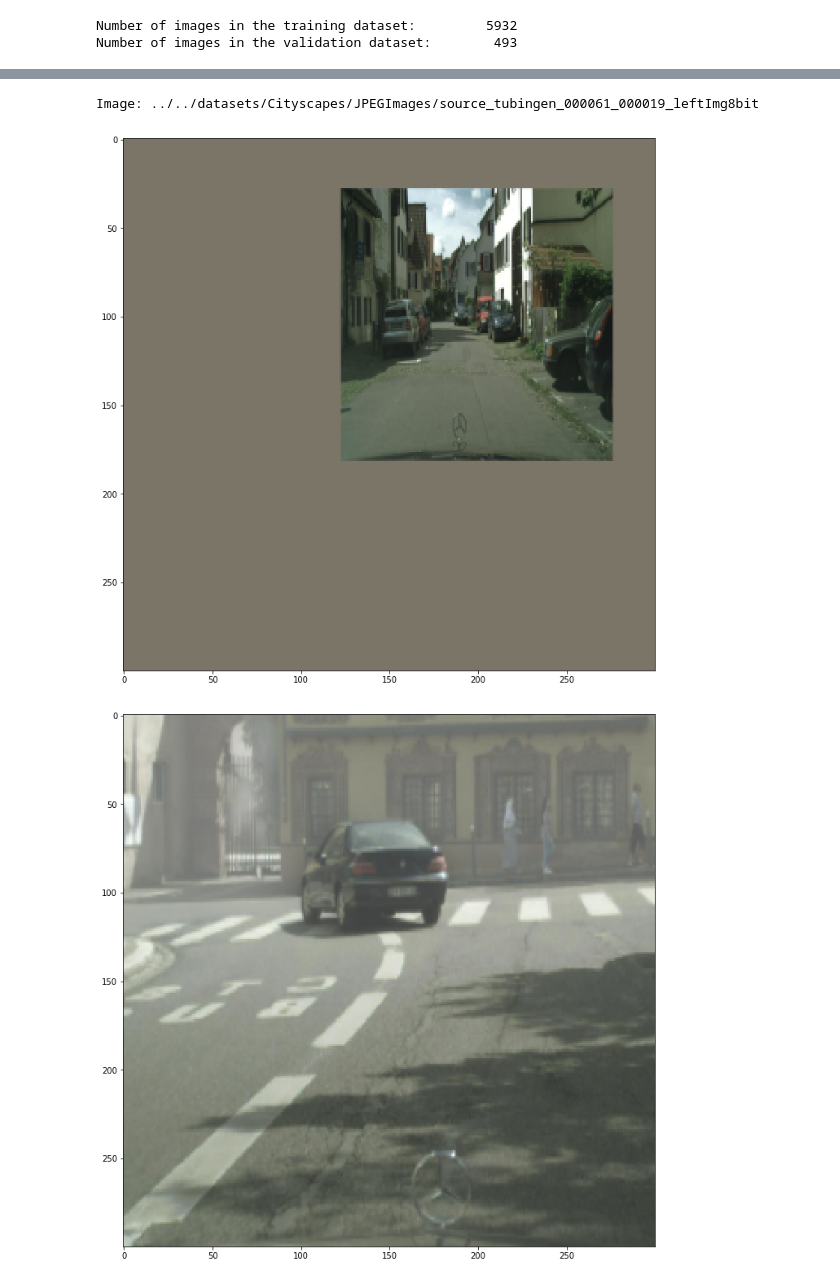
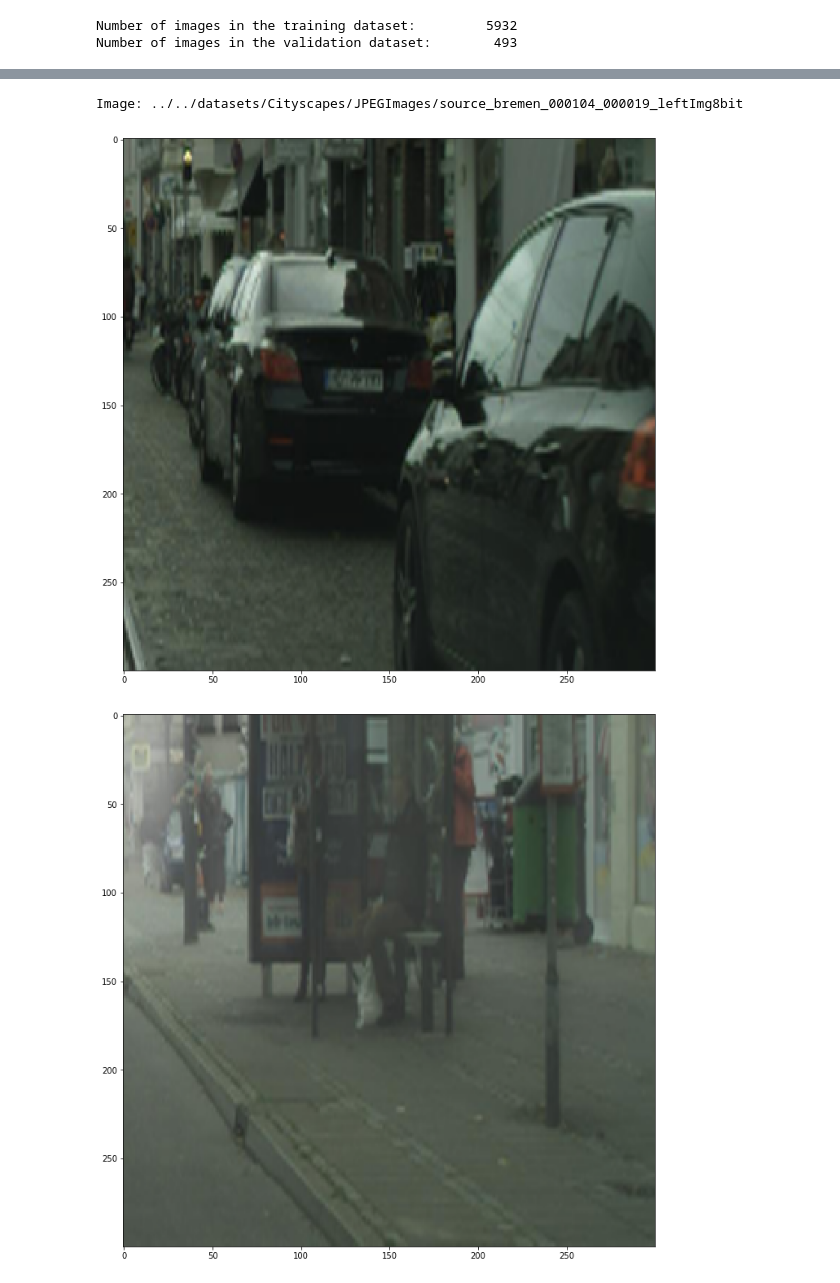
Before and after one commit to zhiqiangwan/LLFDA, a Jupyter notebook: src_foggy_beta_0_01/ssd300_siamese_train.ipynb, the cells around one changed output, grey strips where cells are left out. Cells and saved outputs as stored; diff of their text form; code cells hidden in the pictures.

```diff
--- a/src_foggy_beta_0_01/ssd300_siamese_train.ipynb
+++ b/src_foggy_beta_0_01/ssd300_siamese_train.ipynb
@@ -313,8 +313,7 @@ else:
 
 # For the training generator:
 ssd_data_augmentation = SSDDataAugmentation_Siamese(img_height=img_height,
-                                                    img_width=img_width,
-                                                    background=mean_color)
+                                                    img_width=img_width)
 
 # For the validation generator:
 convert_to_3_channels = ConvertTo3Channels()
@@ -465,23 +464,23 @@ batch_images, batch_filenames, batch_inverse_transforms, batch_original_images,
 # %%
 batch_images, batch_filenames, batch_inverse_transforms, batch_original_images, batch_original_labels = next(predict_generator)
 # %%
-i = 0
+i = 5
 print("Image:", batch_filenames[i])
 colors = plt.cm.hsv(np.linspace(0, 1, n_classes+1)).tolist()
 classes = ['background',
            'person', 'rider', 'car', 'truck',
            'bus', 'train', 'motorcycle', 'bicycle']
 
 plt.figure(figsize=(20, 12))
 plt.imshow(batch_images[0][i])
 plt.show()
 plt.figure(figsize=(20, 12))
 plt.imshow(batch_images[1][i])
 plt.show()
 # %% [output]
-Image: ../../datasets/Cityscapes/JPEGImages/source_tubingen_000061_000019_leftImg8bit
+Image: ../../datasets/Cityscapes/JPEGImages/source_bremen_000104_000019_leftImg8bit
-[figure, old version]
+[figure, new version]
-[figure, old version]
+[figure, new version]
 # %%
 i = 3  # Which batch item to look at
 
```
Also changed, not shown: parts of 1 cell of this notebook, 5 other files.
